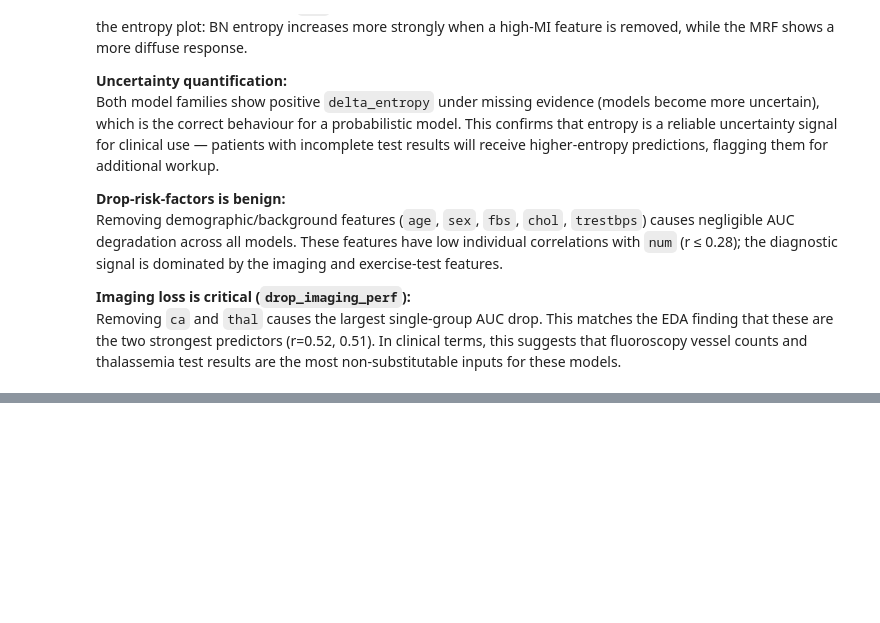
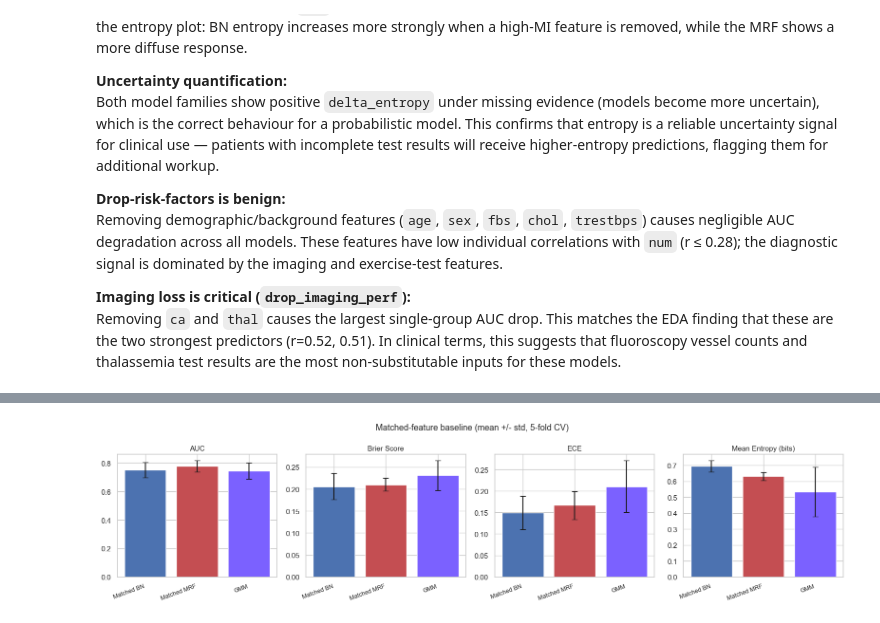
Before and after one commit to cheahcha/cs5340-project, a Jupyter notebook: robustness_experiments.ipynb, the cells around one changed output, grey strips where cells are left out. Drawn from its saved outputs; the diff is of its cells as text; code cells hidden in the pictures; blank space fills up the shorter version.

```diff
--- a/robustness_experiments.ipynb
+++ b/robustness_experiments.ipynb
@@ -436,0 +534,18 @@ Removing `ca` and `thal` causes the largest single-group AUC drop. This matches
+# %%
+matched_df = load_matched_heart_data('heart_disease_cleaned.csv')
+matched_model_specs = get_matched_model_specs(gmm_components=2)
+
+print(f'Matched-feature dataset: {matched_df.shape[0]} rows x {matched_df.shape[1]} cols')
+print('Matched model definitions:')
+display(model_definition_table(matched_model_specs))
+
+matched_baseline_df = run_full_baseline(
+    matched_df,
+    model_specs=matched_model_specs,
+    feature_columns=MATCHED_FEATURES,
+)
+matched_baseline_summary = summarize_baseline_results(
+    matched_baseline_df,
+    model_order=MATCHED_MODEL_ORDER,
+)
+display(matched_baseline_summary[['auc', 'brier', 'log_loss', 'ece', 'mean_entropy', 'mean_variance']])
@@ -436,0 +574,29 @@ Removing `ca` and `thal` causes the largest single-group AUC drop. This matches
+# %%
+metrics_to_plot = ['auc', 'brier', 'ece', 'mean_entropy']
+labels = {
+    'auc': 'AUC',
+    'brier': 'Brier Score',
+    'ece': 'ECE',
+    'mean_entropy': 'Mean Entropy (bits)',
+}
+
+fig, axes = plt.subplots(1, 4, figsize=(16, 4))
+for ax, metric in zip(axes, metrics_to_plot):
+    means = matched_baseline_df.groupby('model')[metric].mean().reindex(MATCHED_MODEL_ORDER)
+    stds = matched_baseline_df.groupby('model')[metric].std().reindex(MATCHED_MODEL_ORDER)
+    ax.bar(
+        MATCHED_MODEL_ORDER,
+        means,
+        yerr=stds,
+        capsize=4,
+        color=[MATCHED_COLORS[m] for m in MATCHED_MODEL_ORDER],
+        edgecolor='white',
+    )
+    ax.set_title(labels[metric], fontsize=11)
+    ax.set_xticklabels(MATCHED_MODEL_ORDER, rotation=20, ha='right', fontsize=9)
+
+fig.suptitle('Matched-feature baseline (mean +/- std, 5-fold CV)', fontsize=13)
+plt.tight_layout()
+plt.show()
+# %% [output]
+[figure, added]
```
Also changed, not shown: parts of 15 cells of this notebook, 1 other file.
